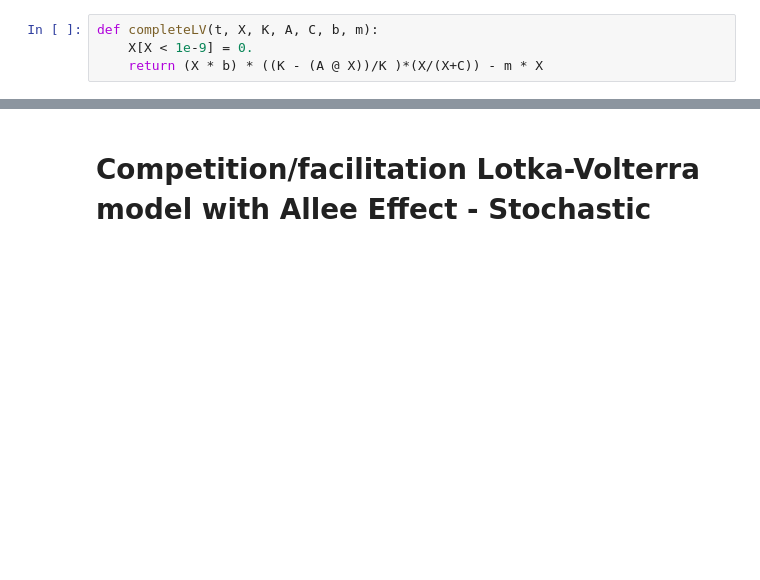
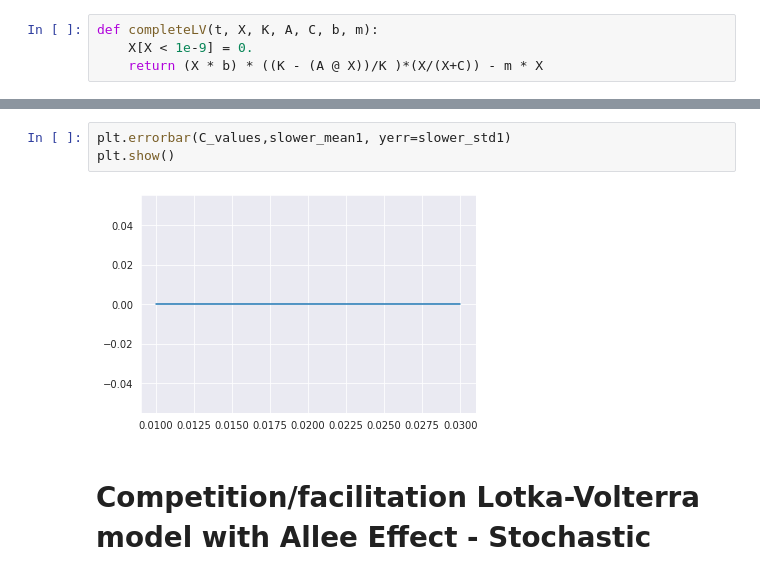
Before and after one commit to denisecammarota/qbio2021, a Jupyter notebook: Denise_Submodels_on_gLV_with_Allee.ipynb, the cells around one changed output, grey strips where cells are left out. Drawn from its saved outputs; the diff is of its cells as text; blank space fills up the shorter version.

```diff
--- a/Denise_Submodels_on_gLV_with_Allee.ipynb
+++ b/Denise_Submodels_on_gLV_with_Allee.ipynb
@@ -259,3 +312,8 @@ Text(0, 0.5, 'Abundances')
+# %%
+plt.errorbar(C_values,slower_mean1, yerr=slower_std1)
+plt.show()
+# %% [output]
+[figure, added]
 # %% [markdown]
 #  Competition/facilitation Lotka-Volterra model with Allee Effect - Stochastic
 # %%
```
Also changed, not shown: parts of 21 cells of this notebook.
